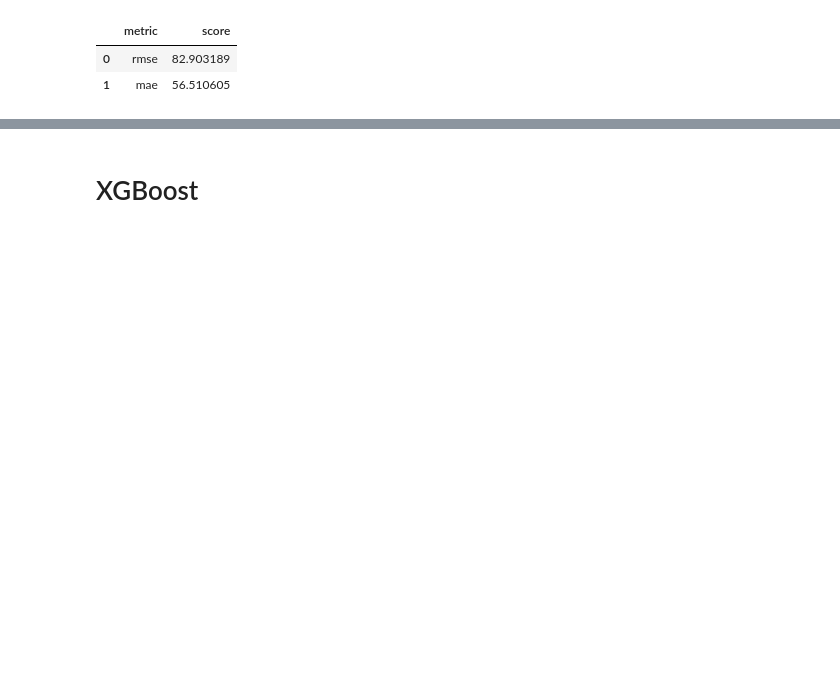
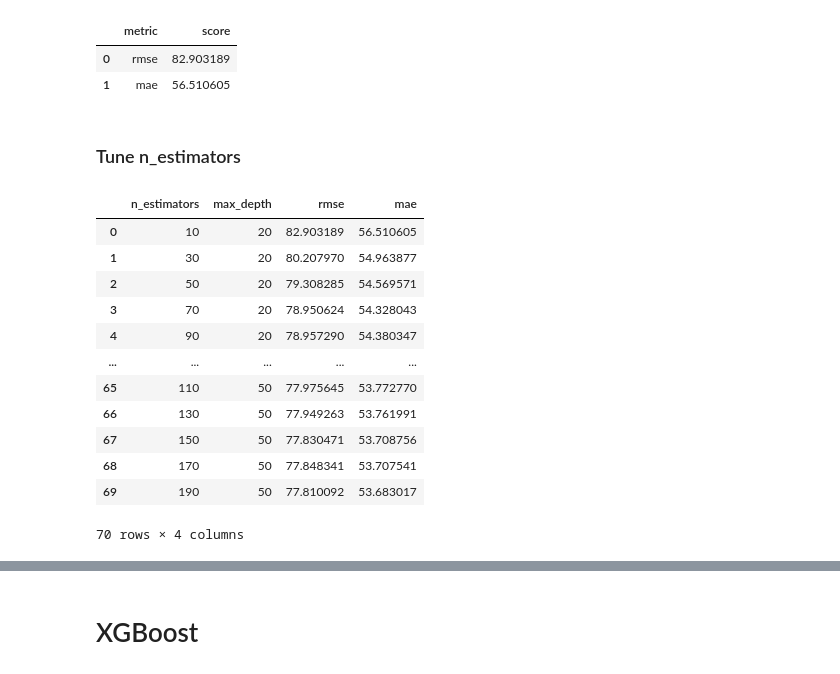
Before and after one commit to kausnz/panama-electricity-load-forecast, a Jupyter notebook: notebook.ipynb, the cells around one changed output, grey strips where cells are left out. Cells and saved outputs as stored; diff of their text form; code cells hidden in the pictures; blank space fills up the shorter version.

```diff
--- a/notebook.ipynb
+++ b/notebook.ipynb
@@ -361,3 +363,5 @@ pd.DataFrame(rf_performance, columns=['metric', 'score'])
 |  | metric | score |
 | 0 | rmse | 82.903189 |
 | 1 | mae | 56.510605 |
+# %% [markdown]
+### Tune n_estimators
@@ -363,0 +379,17 @@ pd.DataFrame(rf_performance, columns=['metric', 'score'])
+# %%
+df_scores = pd.DataFrame(scores, columns=['n_estimators', 'max_depth', 'rmse', 'mae'])
+df_scores
+# %% [output]
+|  | n_estimators | max_depth | rmse | mae |
+| 0 | 10 | 20 | 82.903189 | 56.510605 |
+| 1 | 30 | 20 | 80.207970 | 54.963877 |
+| 2 | 50 | 20 | 79.308285 | 54.569571 |
+| 3 | 70 | 20 | 78.950624 | 54.328043 |
+| 4 | 90 | 20 | 78.957290 | 54.380347 |
+| ... | ... | ... | ... | ... |
+| 65 | 110 | 50 | 77.975645 | 53.772770 |
+| 66 | 130 | 50 | 77.949263 | 53.761991 |
+| 67 | 150 | 50 | 77.830471 | 53.708756 |
+| 68 | 170 | 50 | 77.848341 | 53.707541 |
+| 69 | 190 | 50 | 77.810092 | 53.683017 |
+70 rows × 4 columns
```
Also changed, not shown: parts of 5 cells of this notebook.
